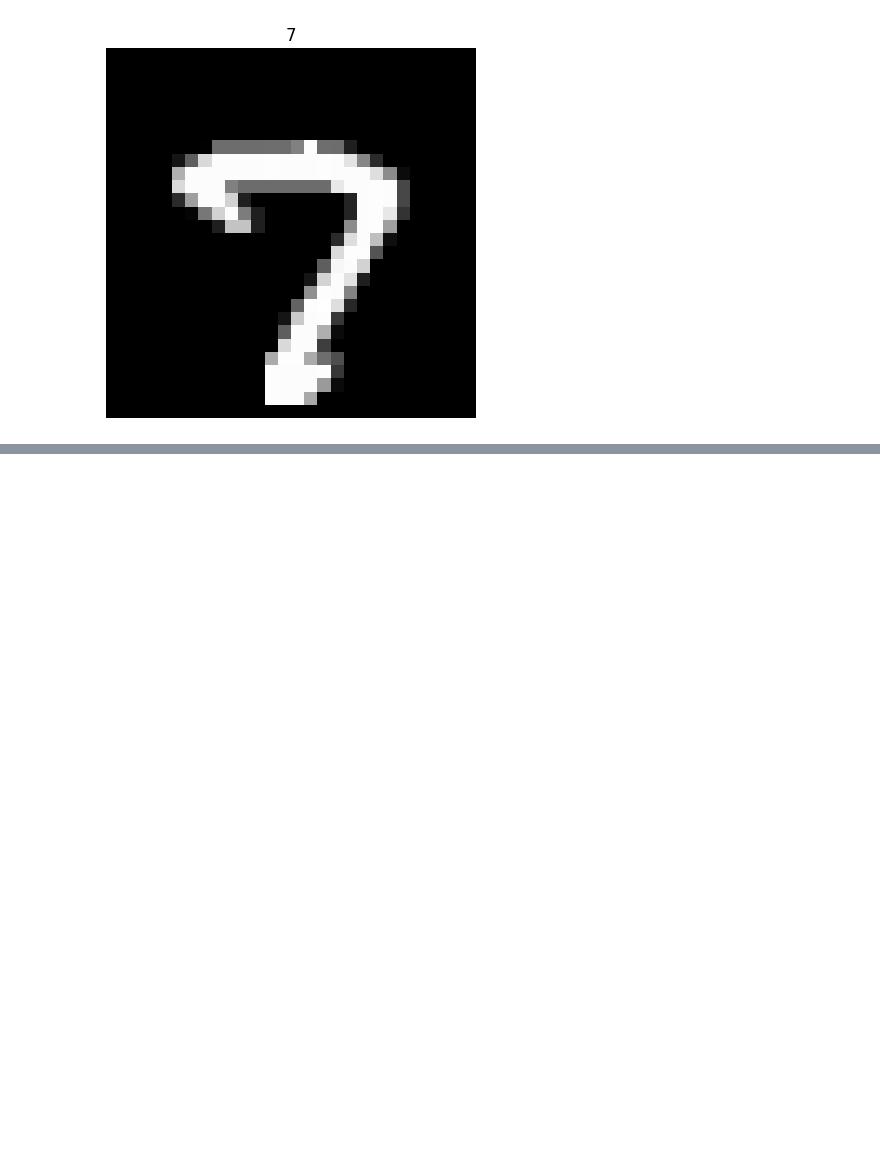
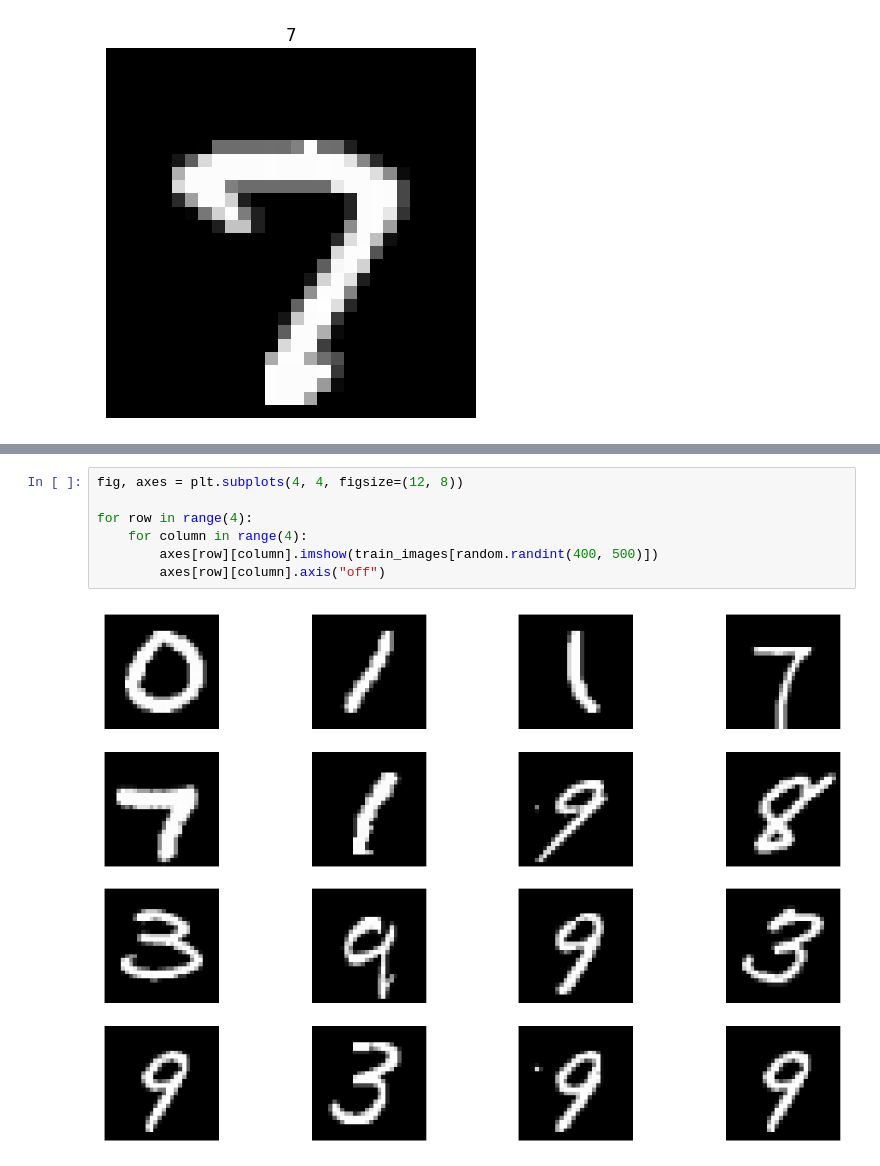
Before and after one commit to saulyaguana/handwritten-MNIST, a Jupyter notebook: handwritten-recognition.ipynb, the cells around one changed output, grey strips where cells are left out. Saved outputs shown, nothing was run; the diff lists cells and outputs as text; blank space fills up the shorter version.

```diff
--- a/handwritten-recognition.ipynb
+++ b/handwritten-recognition.ipynb
@@ -33,0 +55,9 @@ plt.show()
+# %%
+fig, axes = plt.subplots(4, 4, figsize=(12, 8))
+
+for row in range(4):
+    for column in range(4):
+        axes[row][column].imshow(train_images[random.randint(400, 500)])
+        axes[row][column].axis("off")
+# %% [output]
+[figure, added]
```
Also changed, not shown: parts of 20 cells of this notebook.
